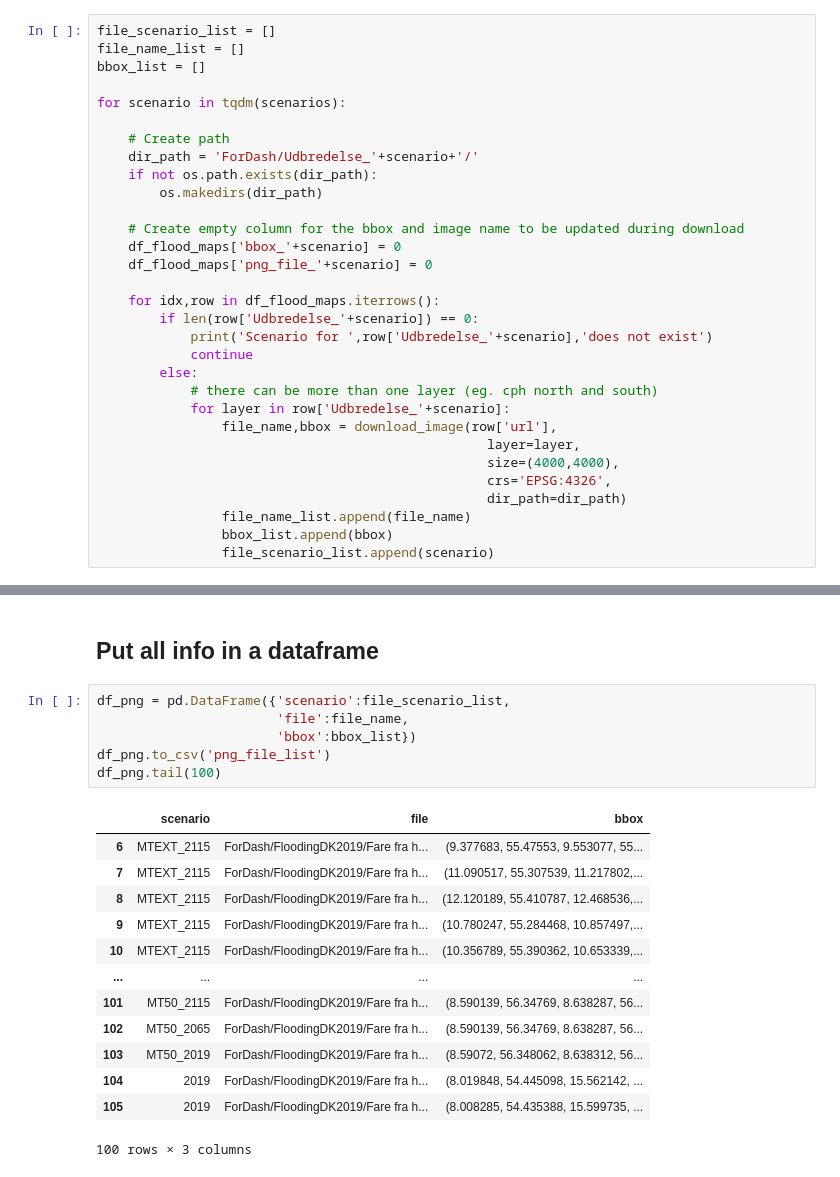
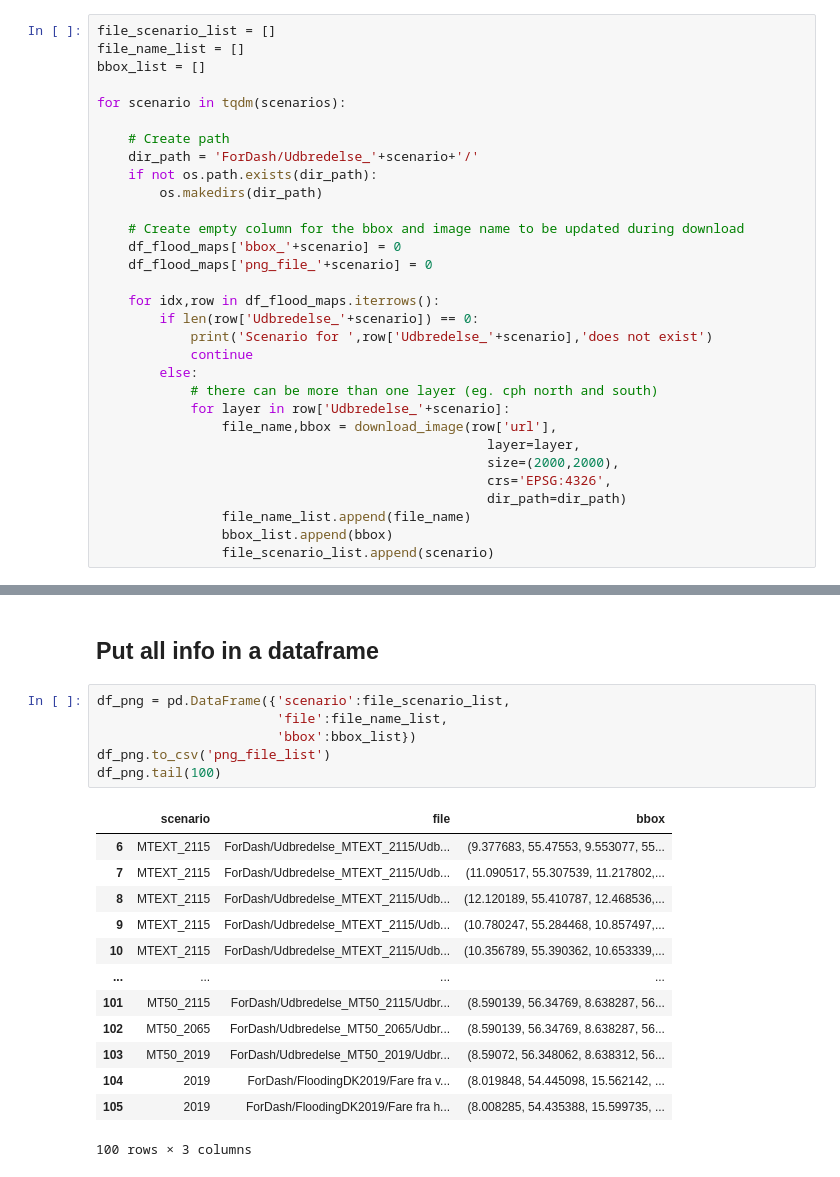
Before and after one commit to VeraPatricio/floodingDK, a Jupyter notebook: DownloadDataForDash.ipynb, the cells around one changed output, grey strips where cells are left out. Saved outputs shown, nothing was run; the diff lists cells and outputs as text.

```diff
--- a/DownloadDataForDash.ipynb
+++ b/DownloadDataForDash.ipynb
@@ -225,7 +225,7 @@ for scenario in tqdm(scenarios):
             for layer in row['Udbredelse_'+scenario]:
                 file_name,bbox = download_image(row['url'],
                                                   layer=layer,
-                                                  size=(4000,4000),
+                                                  size=(2000,2000),
                                                   crs='EPSG:4326',
                                                   dir_path=dir_path)
                 file_name_list.append(file_name)
@@ -446,21 +446,21 @@ Saved ForDash/FloodingDK2019/Fare fra hav (ekstrem hændelse).png
 ## Put all info in a dataframe
 # %%
 df_png = pd.DataFrame({'scenario':file_scenario_list,
-                       'file':file_name,
+                       'file':file_name_list,
                        'bbox':bbox_list})
 df_png.to_csv('png_file_list')
 df_png.tail(100)
 # %% [output]
 |  | scenario | file | bbox |
-| 6 | MTEXT_2115 | ForDash/FloodingDK2019/Fare fra h... | (9.377683, 55.47553, 9.553077, 55... |
-| 7 | MTEXT_2115 | ForDash/FloodingDK2019/Fare fra h... | (11.090517, 55.307539, 11.217802,... |
-| 8 | MTEXT_2115 | ForDash/FloodingDK2019/Fare fra h... | (12.120189, 55.410787, 12.468536,... |
-| 9 | MTEXT_2115 | ForDash/FloodingDK2019/Fare fra h... | (10.780247, 55.284468, 10.857497,... |
-| 10 | MTEXT_2115 | ForDash/FloodingDK2019/Fare fra h... | (10.356789, 55.390362, 10.653339,... |
+| 6 | MTEXT_2115 | ForDash/Udbredelse_MTEXT_2115/Udb... | (9.377683, 55.47553, 9.553077, 55... |
+| 7 | MTEXT_2115 | ForDash/Udbredelse_MTEXT_2115/Udb... | (11.090517, 55.307539, 11.217802,... |
+| 8 | MTEXT_2115 | ForDash/Udbredelse_MTEXT_2115/Udb... | (12.120189, 55.410787, 12.468536,... |
+| 9 | MTEXT_2115 | ForDash/Udbredelse_MTEXT_2115/Udb... | (10.780247, 55.284468, 10.857497,... |
+| 10 | MTEXT_2115 | ForDash/Udbredelse_MTEXT_2115/Udb... | (10.356789, 55.390362, 10.653339,... |
 | ... | ... | ... | ... |
-| 101 | MT50_2115 | ForDash/FloodingDK2019/Fare fra h... | (8.590139, 56.34769, 8.638287, 56... |
-| 102 | MT50_2065 | ForDash/FloodingDK2019/Fare fra h... | (8.590139, 56.34769, 8.638287, 56... |
-| 103 | MT50_2019 | ForDash/FloodingDK2019/Fare fra h... | (8.59072, 56.348062, 8.638312, 56... |
-| 104 | 2019 | ForDash/FloodingDK2019/Fare fra h... | (8.019848, 54.445098, 15.562142, ... |
+| 101 | MT50_2115 | ForDash/Udbredelse_MT50_2115/Udbr... | (8.590139, 56.34769, 8.638287, 56... |
+| 102 | MT50_2065 | ForDash/Udbredelse_MT50_2065/Udbr... | (8.590139, 56.34769, 8.638287, 56... |
+| 103 | MT50_2019 | ForDash/Udbredelse_MT50_2019/Udbr... | (8.59072, 56.348062, 8.638312, 56... |
+| 104 | 2019 | ForDash/FloodingDK2019/Fare fra v... | (8.019848, 54.445098, 15.562142, ... |
 | 105 | 2019 | ForDash/FloodingDK2019/Fare fra h... | (8.008285, 54.435388, 15.599735, ... |
 100 rows × 3 columns
```
Also changed, not shown: parts of 7 cells of this notebook, 3 other files.
